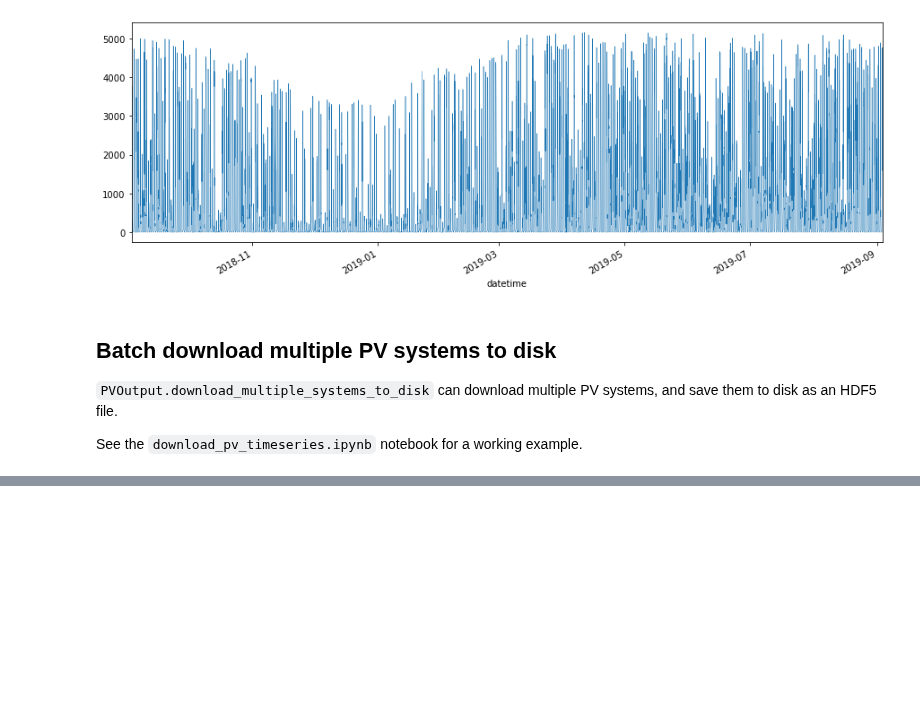
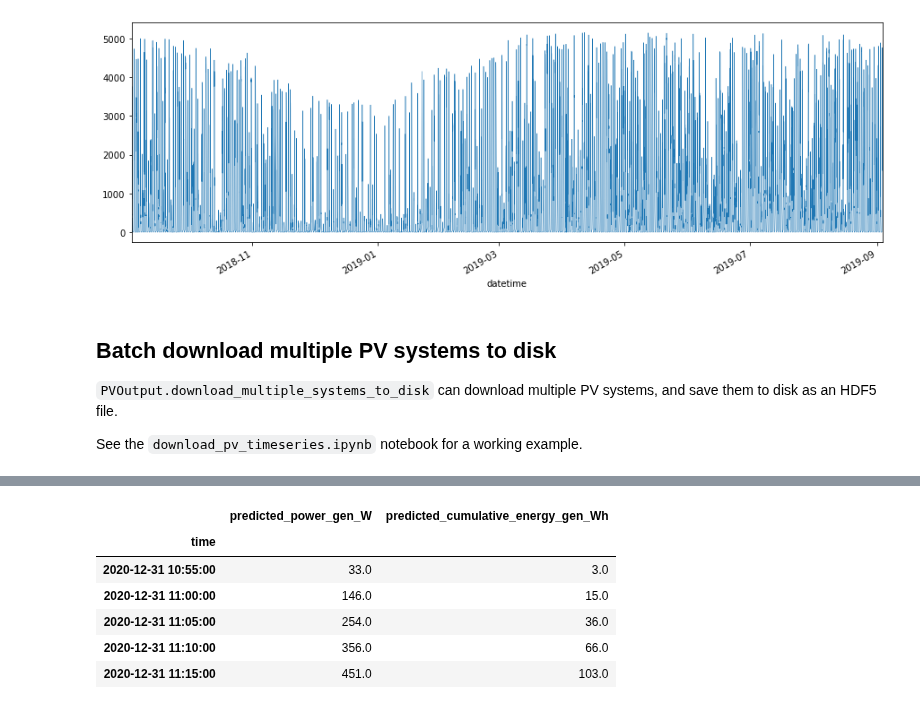
Before and after one commit to openclimatefix/pvoutput, a Jupyter notebook: examples/quick_start.ipynb, the cells around one changed output, grey strips where cells are left out. Saved outputs shown, nothing was run; the diff lists cells and outputs as text; code cells hidden in the pictures; blank space fills up the shorter version.

Commit message:
added example of getting insolation forecast in the quick_start notebook

```diff
--- a/examples/quick_start.ipynb
+++ b/examples/quick_start.ipynb
@@ -174,0 +178,12 @@ See the `download_pv_timeseries.ipynb` notebook for a working example.
+# %%
+insolation_data = pv.get_insolation('2020-12-31', pv_system_id=75402)
+# %%
+insolation_data.head()
+# %% [output]
+|  | predicted_power_gen_W | predicted_cumulative_energy_gen_Wh |
+| time |  |  |
+| 2020-12-31 10:55:00 | 33.0 | 3.0 |
+| 2020-12-31 11:00:00 | 146.0 | 15.0 |
+| 2020-12-31 11:05:00 | 254.0 | 36.0 |
+| 2020-12-31 11:10:00 | 356.0 | 66.0 |
+| 2020-12-31 11:15:00 | 451.0 | 103.0 |
```
Also changed, not shown: parts of 1 cell of this notebook.
